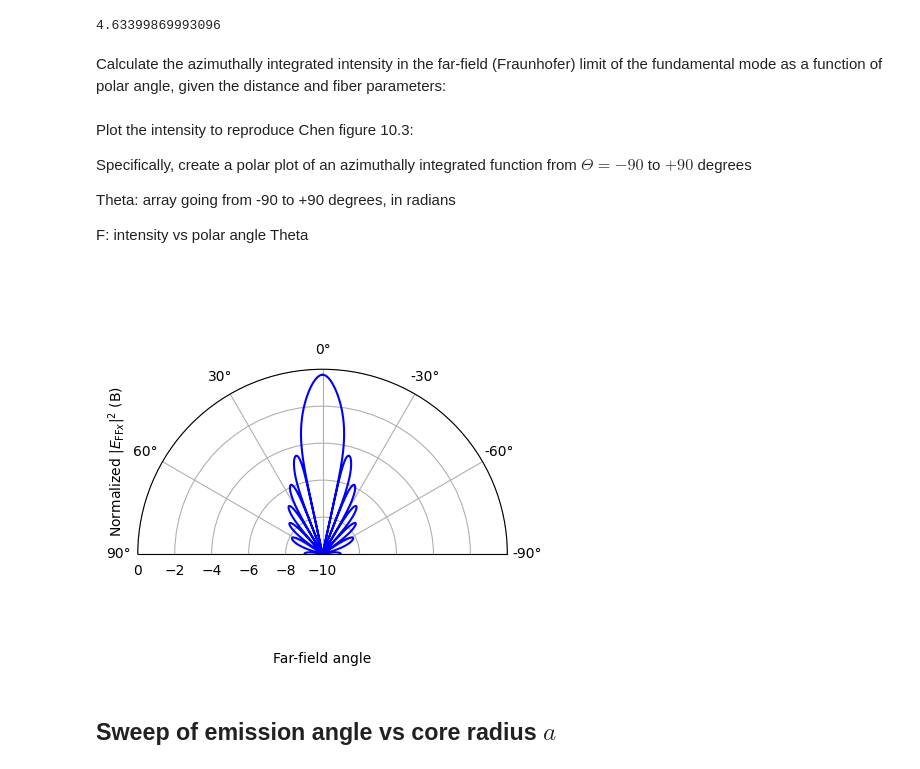
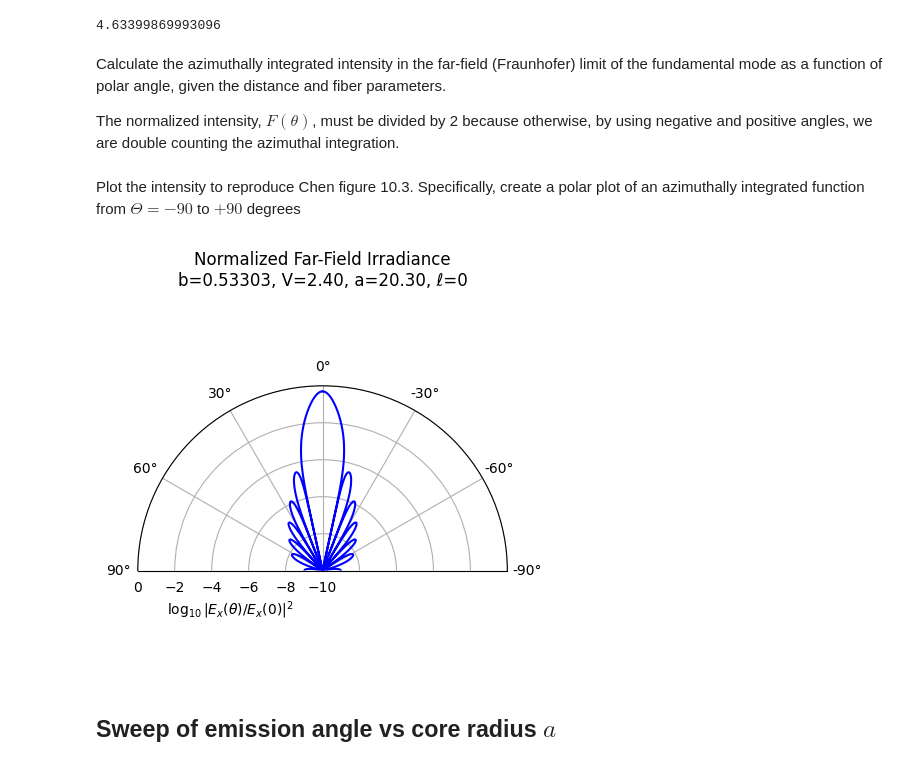
Before and after one commit to scottprahl/ofiber, a Jupyter notebook: docs/9-Far-field-irradiance-and-NA-fiber.ipynb, the cells around one changed output. Cells and saved outputs as stored; diff of their text form; code cells hidden in the pictures.

```diff
--- a/docs/9-Far-field-irradiance-and-NA-fiber.ipynb
+++ b/docs/9-Far-field-irradiance-and-NA-fiber.ipynb
@@ -35,31 +28,34 @@ Angle in degrees at which $ka \sin \Theta = V \sqrt{1-b}$, and at which we could
 # %% [output]
 4.63399869993096
 # %% [markdown]
-Calculate the azimuthally integrated intensity in the far-field (Fraunhofer) limit of the fundamental mode as a function of polar angle, given the distance and fiber parameters:
+Calculate the azimuthally integrated intensity in the far-field (Fraunhofer) limit of the fundamental mode as a function of polar angle, given the distance and fiber parameters.
+
+The normalized intensity, $F(\theta)$, must be divided by 2 because otherwise, by using negative and positive angles, we are double counting the azimuthal integration.
 # %%
-IFF = cylFF.IrradFFxazint(R=2*np.pi,Theta=Theta,l=0,lmbd=2*np.pi,a=20.3,V=2.4,b=0.53303)
+theta_resolution = 3001
+Theta = np.linspace(0,np.pi/2,theta_resolution)
+
+ell = 0
+IFF = ofiber.IrradFFxazint(R=2*np.pi,Theta=Theta,l=ell,lmbd=2*np.pi,a=a,V=V,b=b)
+F = IFF/(2.*IFF[0])
 # %% [markdown]
-Plot the intensity to reproduce Chen figure 10.3:
-
-Specifically, create a polar plot of an azimuthally integrated function from $\Theta = -90$ to $+90$ degrees
-
-Theta: array going from -90 to +90 degrees, in radians
-
-F: intensity vs polar angle Theta
+Plot the intensity to reproduce Chen figure 10.3.  Specifically, create a polar plot of an azimuthally integrated function from $\Theta = -90$ to $+90$ degrees
-# %%
-fig, ax = plt.subplots(subplot_kw={'projection': 'polar'})
-ax.set_theta_zero_location("N")
-ax.set_thetalim(np.pi / 2, -np.pi / 2)
-Flog10 = np.log10(np.divide(IFF,2.*IFF[0]))
-# Need to divide by 2 because otherwise, by using negative and positive angles, we are double counting the azimuthal integration
-plt.xlabel('Far-field angle')
-plt.ylabel(r'Normalized $|E_{\mathrm{FF}x}|^2$ (B)')
-
-ax.plot(Theta, Flog10, 'b', -Theta, Flog10, 'b')
-
-ax.set_ylim(-10,0)
-ax.grid(True)
-# %% [output]
-[figure, removed]
+# %%
+title = 'Normalized Far-Field Irradiance\n'
+title += r'b=%.5f, V=%.2f, a=%.2f, ℓ=%d' % (b, V, a, ell)
+rlabel = r'$\log_{10}|E_x(\theta)/E_x(0)|^2$'
+
+fig, ax = plt.subplots(subplot_kw={'projection': 'polar'})
+ax.plot(Theta, np.log10(F), 'b')
+ax.plot( -Theta, np.log10(F), 'b')
+ax.set_theta_zero_location("N")
+ax.set_thetalim(np.pi / 2, -np.pi / 2)
+ax.set_ylim(-10,0)
+ax.grid(True)
+ax.set_title(title)
+plt.figtext(0.27, 0.2, rlabel, ha='left', va='bottom')
+plt.show()
+# %% [output]
+[figure, added]
 # %% [markdown]
 ## Sweep of emission angle vs core radius $a$
```
Also changed, not shown: parts of 17 cells of this notebook, 1 other file.
